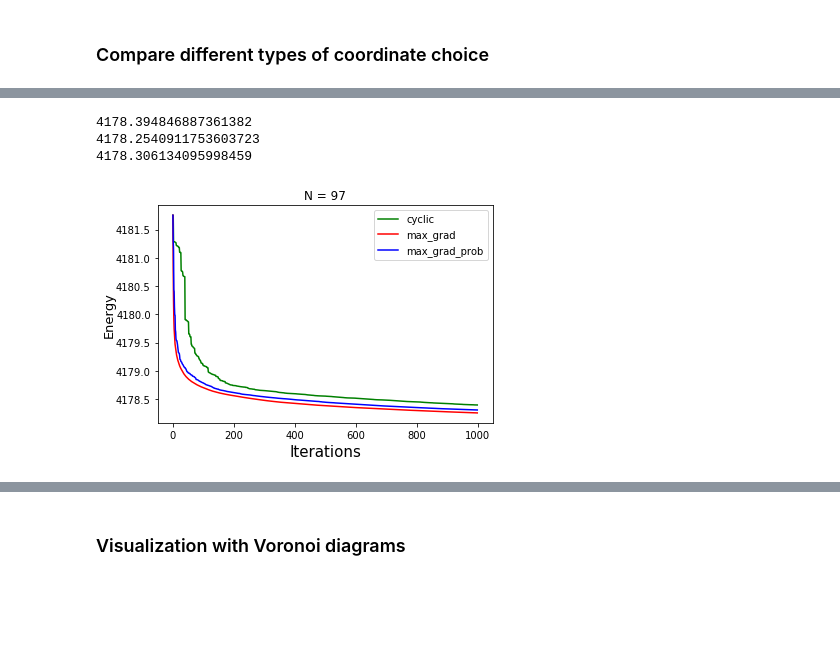
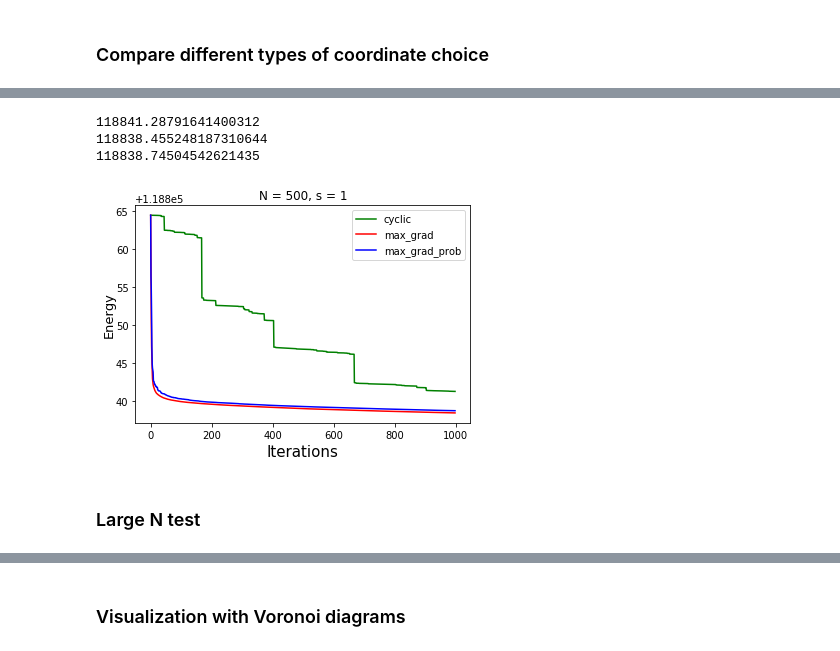
Before and after one commit to Ilyas979/Fekete-Problem, a Jupyter notebook: Fekete_code.ipynb, the cells around one changed output, grey strips where cells are left out. Drawn from its saved outputs; the diff is of its cells as text; code cells hidden in the pictures; blank space fills up the shorter version.

```diff
--- a/Fekete_code.ipynb
+++ b/Fekete_code.ipynb
@@ -120,13 +120,13 @@ class BestOptimizer:
         else:
             for i in range(self.N):
                 if i != idx:
-                    self.Current_Energy -= -np.log(np.abs(self.pairwise[i][j]))
+                    self.Current_Energy -= -np.log(np.abs(self.pairwise[i][idx]))
 
             self.fix_point_in_pairwise(idx)
 
             for i in range(self.N):
                 if i != idx:
-                    self.Current_Energy += -np.log(np.abs(self.pairwise[i][j]))
+                    self.Current_Energy += -np.log(np.abs(self.pairwise[i][idx]))
 
         return self.Current_Energy
 
@@ -247,6 +247,8 @@ class BestOptimizer:
         sort_idx = np.argsort(lams)
         lams=lams[sort_idx]
         phis=phis[sort_idx]
+        for i in range(3):
+            phis[i] /= np.linalg.norm(phis[i])
         bettas = np.dot(b,phis)
         #print('bettas: ', bettas)
         mu_u=np.linalg.norm(b)-lams[0]
@@ -258,21 +260,21 @@ class BestOptimizer:
         res = optimize.bisect(func, mu_l, mu_u, xtol = 1e-20)
         return np.dot(bettas/(lams+res),phis)
 
-    def Solve_Quadratic(self, A, b, idx):
+    def Solve_Quadratic(self, A, g, idx):
         #Quadratic subproblem solution with scipy implementation
         #Ineq constrant is equivalent to eq constraint, because A is not positive definite
         def constraint(z):
             return -(np.sqrt(np.sum(z**2)) - 1)
+        point = self.points[idx]
+        def f(z):
+            return np.dot(0.5*np.dot(A, z-point), z-point) + np.dot(g, z-point)
+        def f_reg(z):
+            return np.dot(0.5*np.dot(A, z-point), z-point) + np.dot(g, z-point)# + self.H*np.linalg.norm(z-point)**3
+        def jacob(z):
+            return np.dot(A, z-point)+g #+3*self.H*(z-self.points[idx])*np.linalg.norm(z-self.points[idx])**2
 
-        def f(z):
-            return np.dot(0.5*np.dot(A, z), z) - np.dot(b, z)
-        def f_reg(z):
-            return np.dot(0.5*np.dot(A, z), z) - np.dot(b, z)# + self.H*np.linalg.norm(z-self.points[idx])**3
-        def jacob(z):
-            return np.dot(A, z)-b#+3*self.H*(z-self.points[idx])*np.linalg.norm(z-self.points[idx])**2
-
-        res = optimize.minimize(f, self.points[idx], method="SLSQP",
-                             constraints={"fun": constraint, "type": "ineq"}, jac=jacob,options={'ftol': 1e-15})
+        res = optimize.minimize(f, point, method="SLSQP",
+                             constraints={"fun": constraint, "type": "eq"}, jac=jacob,options={'ftol': 1e-15})
         #while f(res.x/np.linalg.norm(res.x))>f(self.points[idx]):
         #    self.H=self.H*2
         #    res = optimize.minimize(f, self.points[idx], method="SLSQP",
@@ -345,7 +347,7 @@ class BestOptimizer:
             ###Stop criterion
             if self.energies[-1] > self.energies[-2]:
                 self.it_change += self.N
-            if self.it > 3*self.N and np.abs(self.energies[-2*self.N] - self.energies[-1]) < 1e-12:
+            if self.it > 3*self.N and np.abs(self.energies[-2*self.N] - self.energies[-1]) < 1e-10:
                 break
 
         return self.energies, self.points
@@ -390,7 +392,7 @@ class BestOptimizer:
                 Hess_2D = self.Count_2D_Hess(idx)
                 if (np.all(np.linalg.eigvals(Hess_2D)) > 1e-1):
                     #point = self.Solve_with_Mu_Quadratic(Hess, np.dot(Hess, self.points[idx]) - self.gradients[idx])
-                    point = self.Solve_Quadratic(Hess, (np.dot(Hess, self.points[idx]) - self.gradients[idx]), idx)
+                    point = self.Solve_Quadratic(Hess, self.gradients[idx], idx)
                     point = point/np.linalg.norm(point)
                 else:
                     if self.it < 5*self.N or self.alphas[idx]==0:
@@ -418,7 +420,7 @@ class BestOptimizer:
             ###Stop criterion
             if self.energies[-1] > self.energies[-2]:
                 self.it_change += self.N
-            if self.it > 3*self.N and np.abs(self.energies[-2*self.N] - self.energies[-1]) < 1e-12:
+            if self.it > 3*self.N and np.abs(self.energies[-2*self.N] - self.energies[-1]) < 1e-10:
                 break
 
         return self.energies, self.points
@@ -481,7 +490,7 @@ IndentationError: unexpected indent (<ipython-input-33-640020a7aeb4>, line 2)
 # %% [markdown]
 ### Compare different types of coordinate choice
 # %%
-N0 = 97
+N0 = 500
 Maxiter = 1000
 s0 = 1
 # %%
@@ -514,19 +523,21 @@ Wall time: 5.88 s
 # %%
 p = 0
 q = -1
 plt.plot(range(len(energies1[p:q])), energies1[p:q], c = 'g', label = 'cyclic')
 plt.plot(range(len(energies2[p:q])), energies2[p:q], c = 'r', label = 'max_grad')
 plt.plot(range(len(energies3[p:q])), energies3[p:q], c = 'b', label = 'max_grad_prob')
 plt.xlabel("Iterations", fontsize = 15)
 plt.ylabel("Energy", fontsize = 13, labelpad = -0.5)
 plt.legend(fontsize = 10)
-plt.title("N = "+str(N0))
-plt.savefig('Point_choice_early_'+str(N0), dpi = 300)
+plt.title("N = "+str(N0)+', s = '+str(s0))
+plt.savefig('Point_choice_early_'+str(N0)+'_s_'+str(s0), dpi = 300)
 print(energies1[-1])
 print(energies2[-1])
 print(energies3[-1])
 # %% [output]
-4178.394846887361382
-4178.2540911753603723
-4178.306134095998459
+118841.28791641400312
+118838.455248187310644
+118838.74504542621435
-[figure, old version]
+[figure, new version]
+# %% [markdown]
+### Large N test
```
Also changed, not shown: parts of 24 cells of this notebook.
